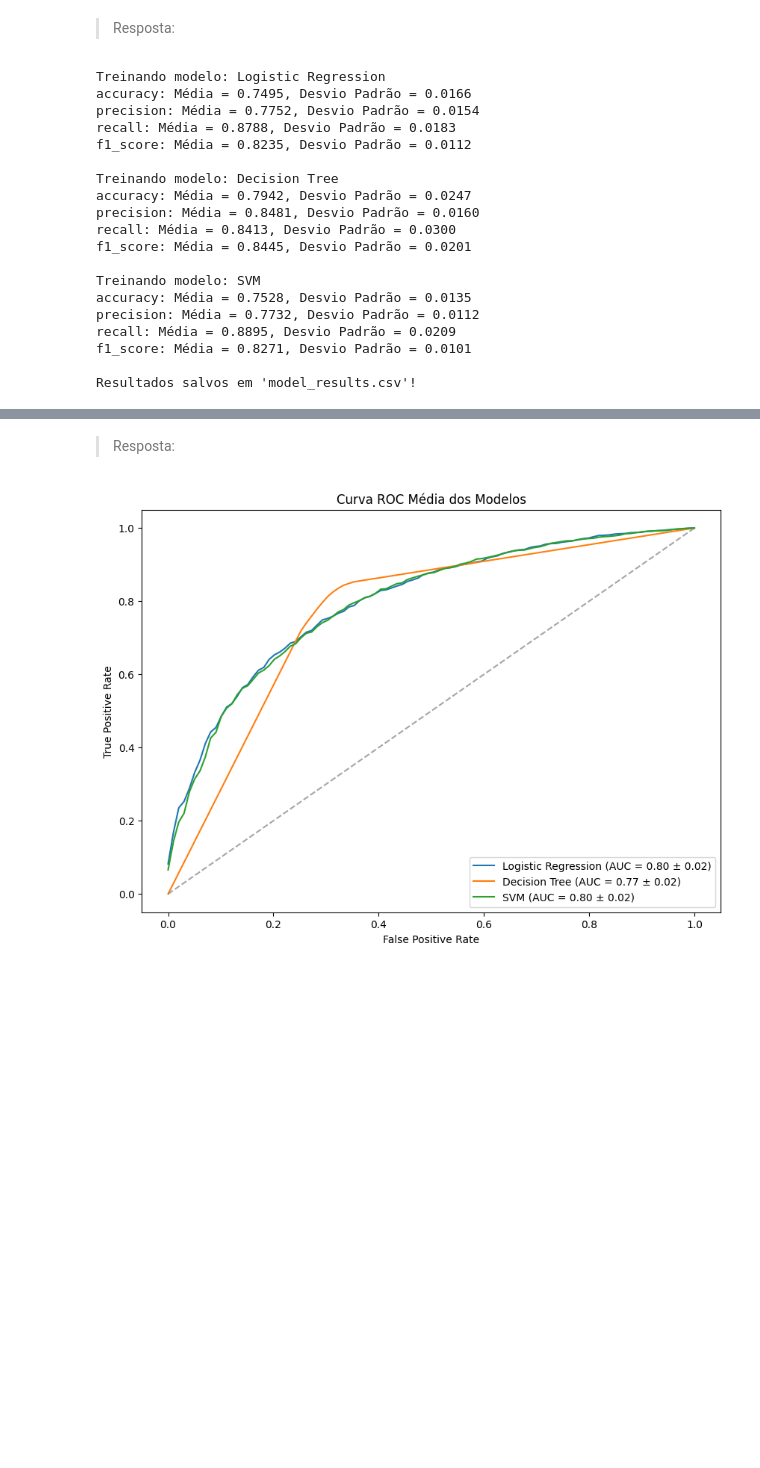
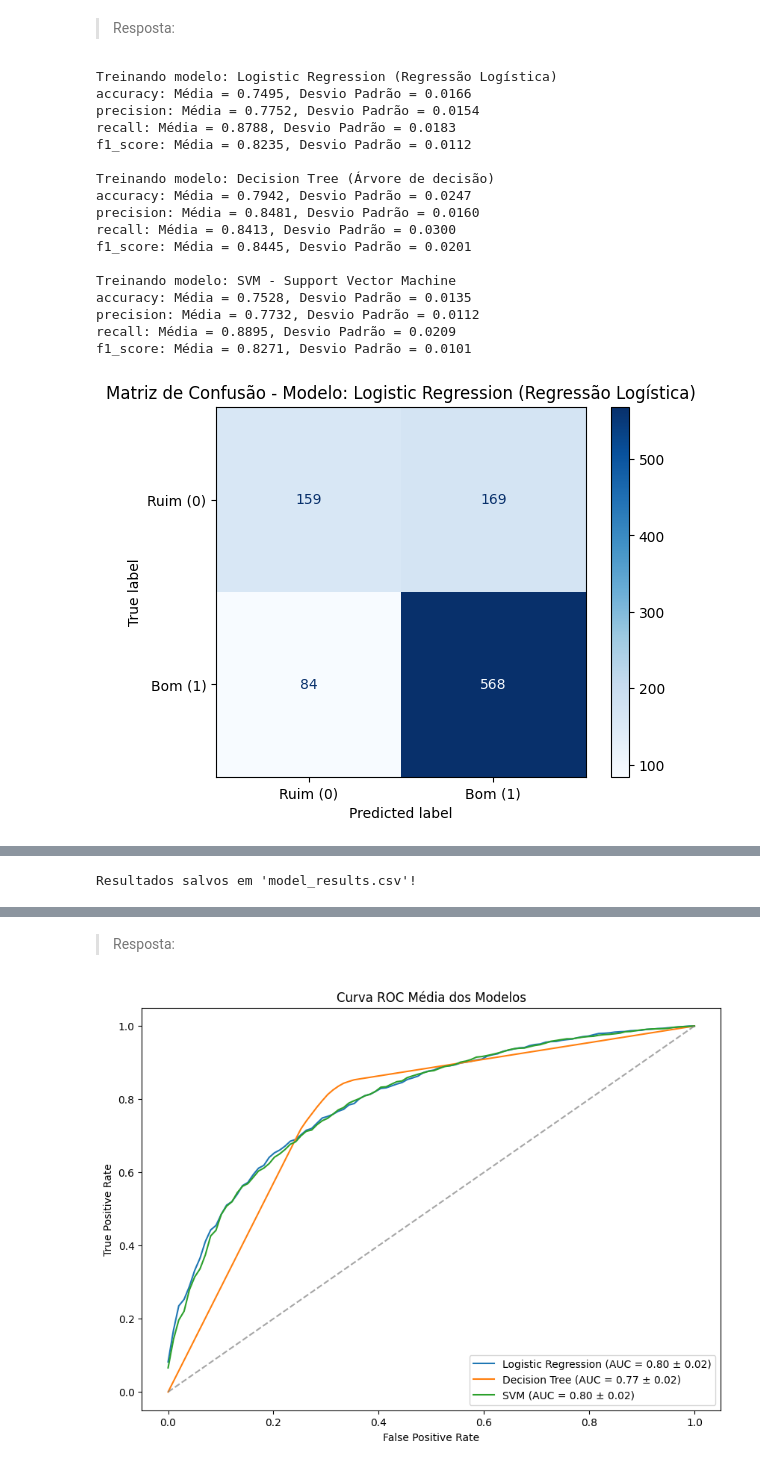
Before and after one commit to ianmsouza/wine_quality_analysis, a Jupyter notebook: wine_quality_analysis.ipynb, the cells around one changed output, grey strips where cells are left out. Cells and saved outputs as stored; diff of their text form; code cells hidden in the pictures; blank space fills up the shorter version.

```diff
--- a/wine_quality_analysis.ipynb
+++ b/wine_quality_analysis.ipynb
@@ -180,13 +178,14 @@ std    0.114147   1.230621  0.471979
 # %%
 import pandas as pd
 import numpy as np
-from sklearn.model_selection import StratifiedKFold, cross_val_score
+from sklearn.model_selection import StratifiedKFold, cross_val_score, train_test_split
 from sklearn.preprocessing import StandardScaler
 from sklearn.linear_model import LogisticRegression
 from sklearn.tree import DecisionTreeClassifier
 from sklearn.svm import SVC
 from sklearn.impute import SimpleImputer
-from sklearn.metrics import make_scorer, accuracy_score, precision_score, recall_score, f1_score
+from sklearn.metrics import make_scorer, accuracy_score, precision_score, recall_score, f1_score, confusion_matrix, ConfusionMatrixDisplay
+import matplotlib.pyplot as plt
 
 # Carregar os dados
 df = pd.read_csv('C:/Users/Ian/PythonProjects/infnet-25E1_2/datasets/winequality_white_filtered.csv')
@@ -211,9 +210,9 @@ kf = StratifiedKFold(n_splits=10, shuffle=True, random_state=42)
 
 # Lista de modelos
 models = {
-    'Logistic Regression': LogisticRegression(random_state=42),
-    'Decision Tree': DecisionTreeClassifier(random_state=42),
-    'SVM': SVC(kernel='linear', random_state=42)
+    'Logistic Regression (Regressão Logística)': LogisticRegression(random_state=42),
+    'Decision Tree (Árvore de decisão)': DecisionTreeClassifier(random_state=42),
+    'SVM - Support Vector Machine': SVC(kernel='linear', random_state=42)
 }
 
 # Métricas a serem avaliadas
@@ -233,35 +232,52 @@ for name, model in models.items():
 
     model_results = {}
 
     for metric_name, metric in scoring.items():
         scores = cross_val_score(model, X_scaled, y, cv=kf, scoring=metric)
         model_results[metric_name] = {'mean': np.mean(scores), 'std': np.std(scores)}
         print(f"{metric_name}: Média = {np.mean(scores):.4f}, Desvio Padrão = {np.std(scores):.4f}")
 
     results[name] = model_results
 
+# Gerar matrizes de confusão para cada modelo
+for name, model in models.items():
+    # Dividir os dados em treino e teste (80% treino, 20% teste)
+    X_train, X_test, y_train, y_test = train_test_split(X_scaled, y, test_size=0.2, random_state=42, stratify=y)
+
+    # Treinar o modelo na base de treino
+    model.fit(X_train, y_train)
+    y_pred = model.predict(X_test)
+
+    # Criar a matriz de confusão
+    cm = confusion_matrix(y_test, y_pred)
+
+    # Exibir o gráfico
+    disp = ConfusionMatrixDisplay(confusion_matrix=cm, display_labels=["Ruim (0)", "Bom (1)"])
+    disp.plot(cmap="Blues")
+    plt.title(f"Matriz de Confusão - Modelo: {name}")
+    plt.show()
+
 # Converter os resultados para um DataFrame e salvar
 df_results = pd.DataFrame.from_dict({(i, j): results[i][j] for i in results.keys() for j in results[i].keys()}, orient='index')
 df_results.to_csv('C:/Users/Ian/PythonProjects/infnet-25E1_2/datasets/model_results.csv')
 
 print("\nResultados salvos em 'model_results.csv'!")
 # %% [output]
-Treinando modelo: Logistic Regression
+Treinando modelo: Logistic Regression (Regressão Logística)
 accuracy: Média = 0.7495, Desvio Padrão = 0.0166
 precision: Média = 0.7752, Desvio Padrão = 0.0154
 recall: Média = 0.8788, Desvio Padrão = 0.0183
 f1_score: Média = 0.8235, Desvio Padrão = 0.0112
 
-Treinando modelo: Decision Tree
+Treinando modelo: Decision Tree (Árvore de decisão)
 accuracy: Média = 0.7942, Desvio Padrão = 0.0247
 precision: Média = 0.8481, Desvio Padrão = 0.0160
 recall: Média = 0.8413, Desvio Padrão = 0.0300
 f1_score: Média = 0.8445, Desvio Padrão = 0.0201
 
-Treinando modelo: SVM
+Treinando modelo: SVM - Support Vector Machine
 accuracy: Média = 0.7528, Desvio Padrão = 0.0135
 precision: Média = 0.7732, Desvio Padrão = 0.0112
 recall: Média = 0.8895, Desvio Padrão = 0.0209
 f1_score: Média = 0.8271, Desvio Padrão = 0.0101
-
-Resultados salvos em 'model_results.csv'!
+[figure, added]
@@ -267,0 +286 @@ Resultados salvos em 'model_results.csv'!
+Resultados salvos em 'model_results.csv'!
```
Also changed, not shown: parts of 16 cells of this notebook, 3 other files.
